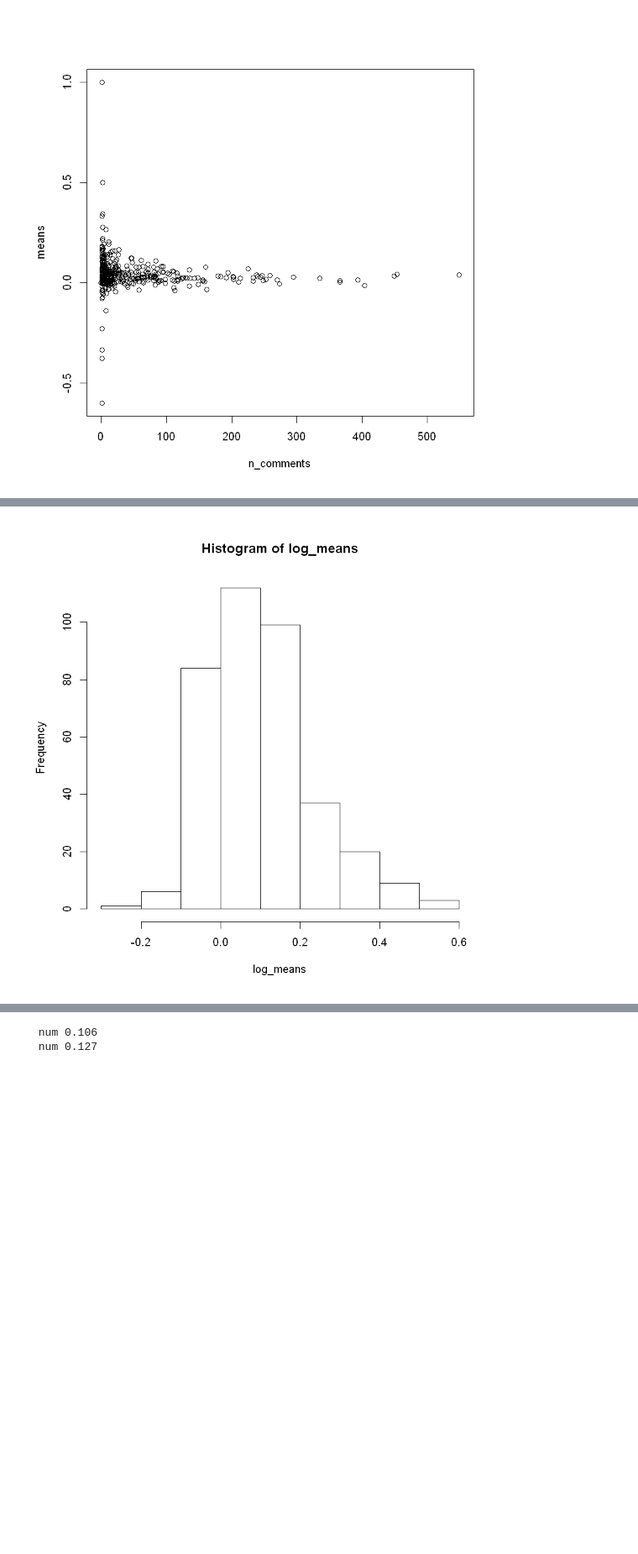
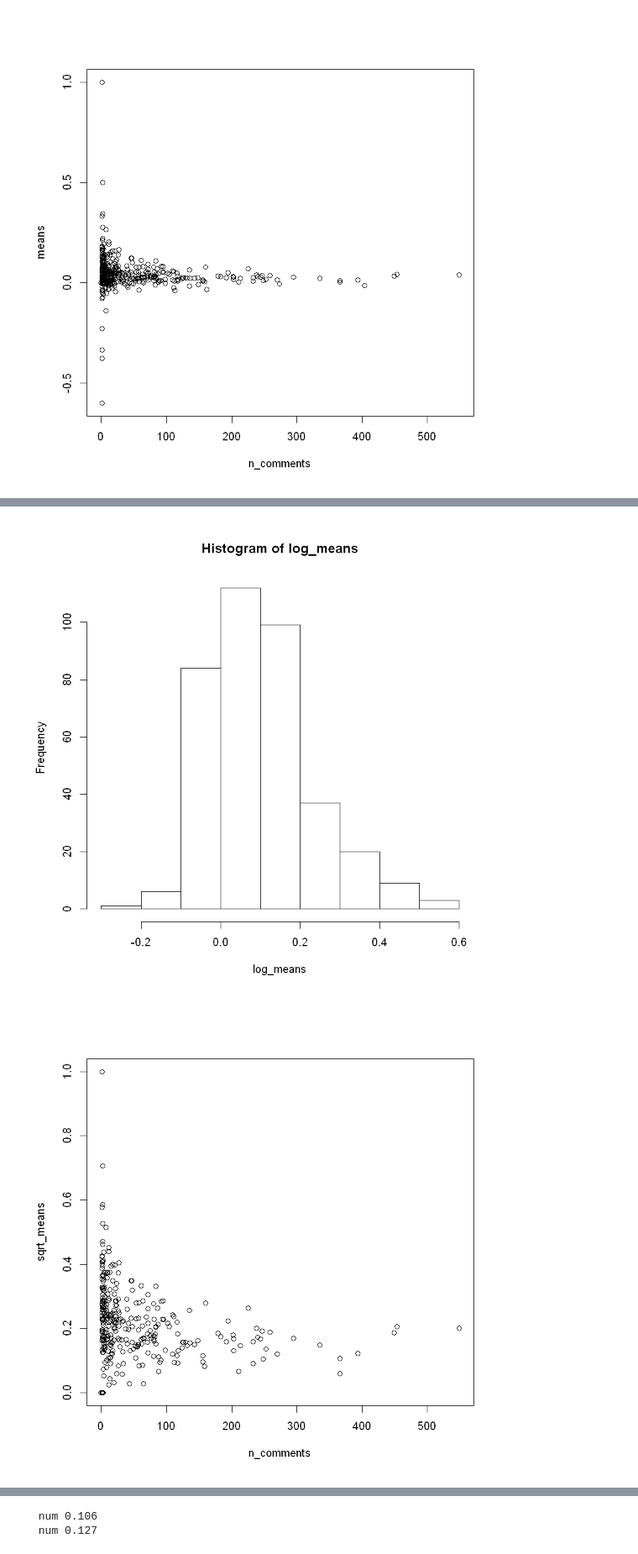
Before and after one commit to CJStadler/hn_sentiment, a Jupyter notebook: sentiment_histogram.ipynb, the cells around one changed output, grey strips where cells are left out. Shown at 84% size. Cells and saved outputs as stored; diff of their text form; code cells hidden in the pictures; blank space fills up the shorter version.

```diff
--- a/sentiment_histogram.ipynb
+++ b/sentiment_histogram.ipynb
@@ -5,6 +5,7 @@ n_comments <- as.numeric(csv$comments)
 sums <- as.numeric(csv$sum)
 means <- as.numeric(csv$mean)
 log_means <- means * log(n_comments)
+sqrt_means <- sqrt(means)
 # %% [output]
 'data.frame':   501 obs. of  3 variables:
  $ comments: chr  "259" "49" "69" "36" ...
@@ -33,8 +35,9 @@ plot(n_comments,means)
 # %%
 plot(n_comments,log_means)
 hist(log_means)
-# deviations <- log_means / dev
-# hist(deviations)
+plot(n_comments,sqrt_means)
+hist(sqrt_means)
 # %% [output]
 [figure]
 [figure]
+[figure, added]
```
Also changed, not shown: parts of 2 cells of this notebook, 1 other file.
